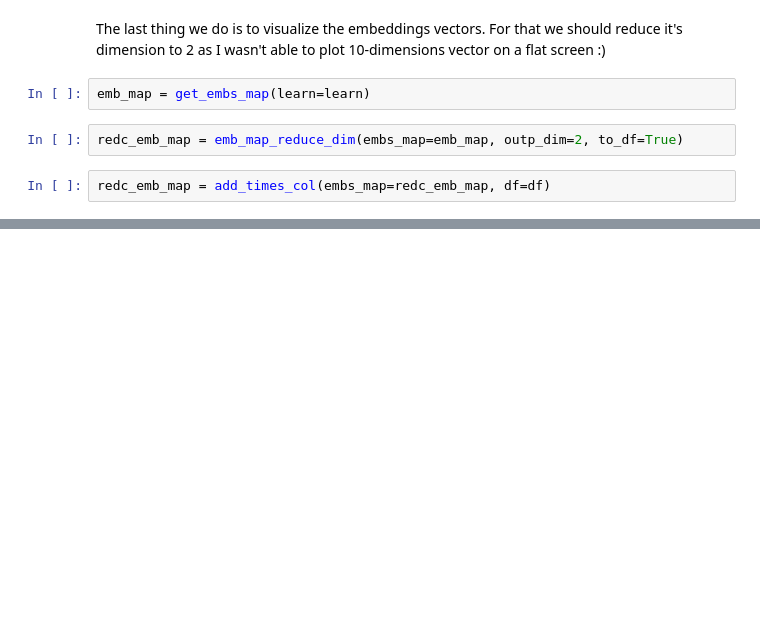
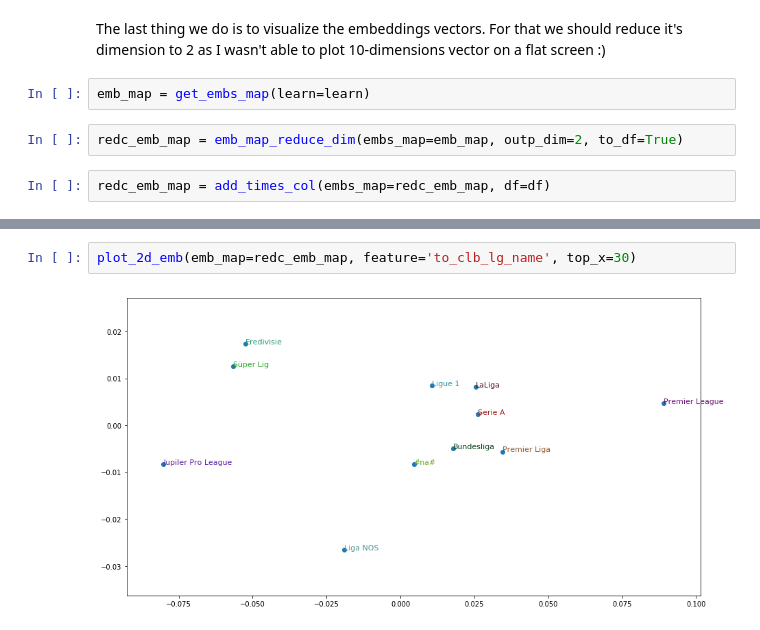
Before and after one commit to Pak911/football-transfers-explore, a Jupyter notebook: 06-main_dendrogram-and-dem-red.ipynb, the cells around one changed output, grey strips where cells are left out. Drawn from its saved outputs; the diff is of its cells as text; blank space fills up the shorter version.

```diff
--- a/06-main_dendrogram-and-dem-red.ipynb
+++ b/06-main_dendrogram-and-dem-red.ipynb
@@ -163,0 +168,4 @@ plot_2d_emb(emb_map=redc_emb_map, feature='from_clb_lg_name', top_x=30)
+# %%
+plot_2d_emb(emb_map=redc_emb_map, feature='to_clb_lg_name', top_x=30)
+# %% [output]
+[figure, added]
```
Also changed, not shown: parts of 6 cells of this notebook.
